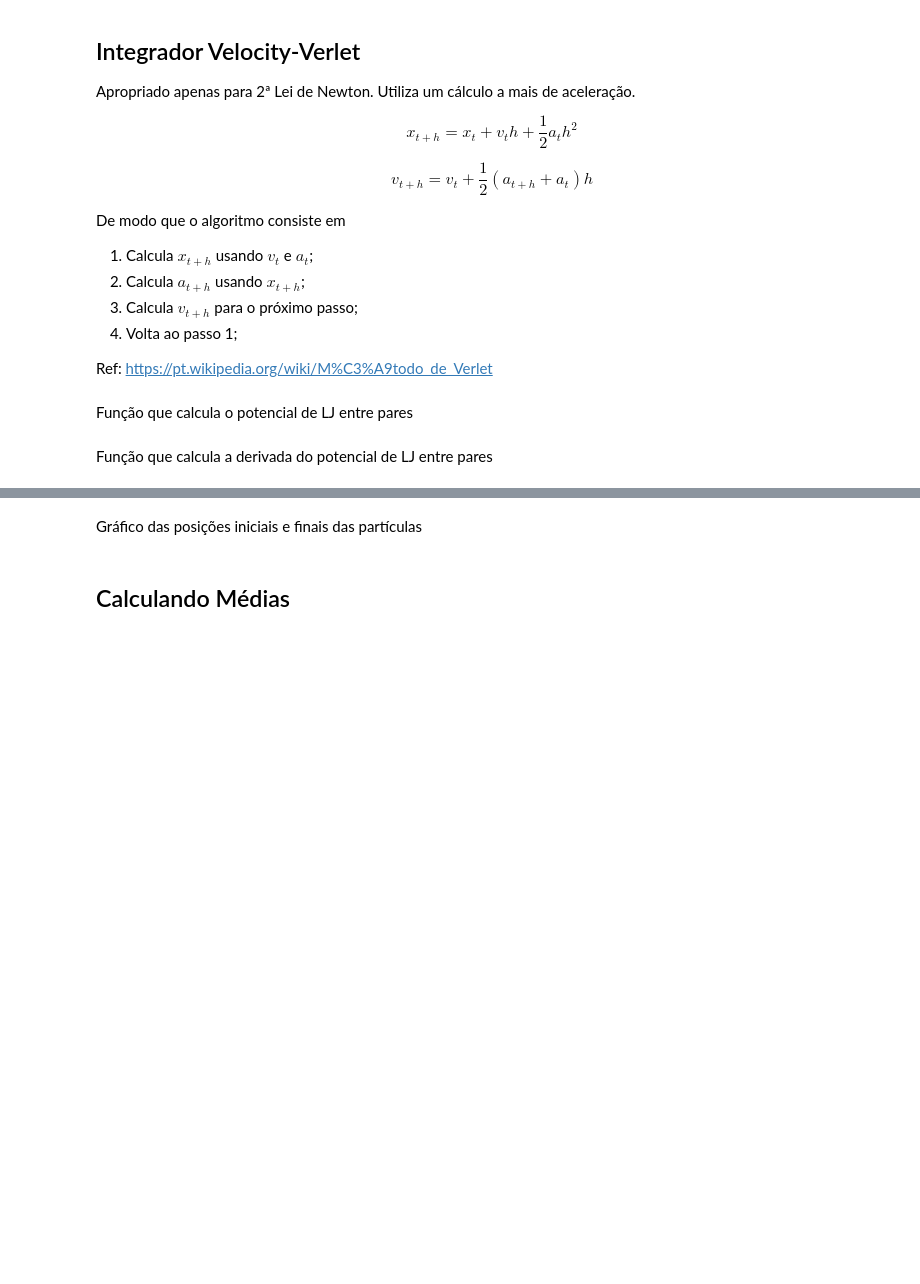
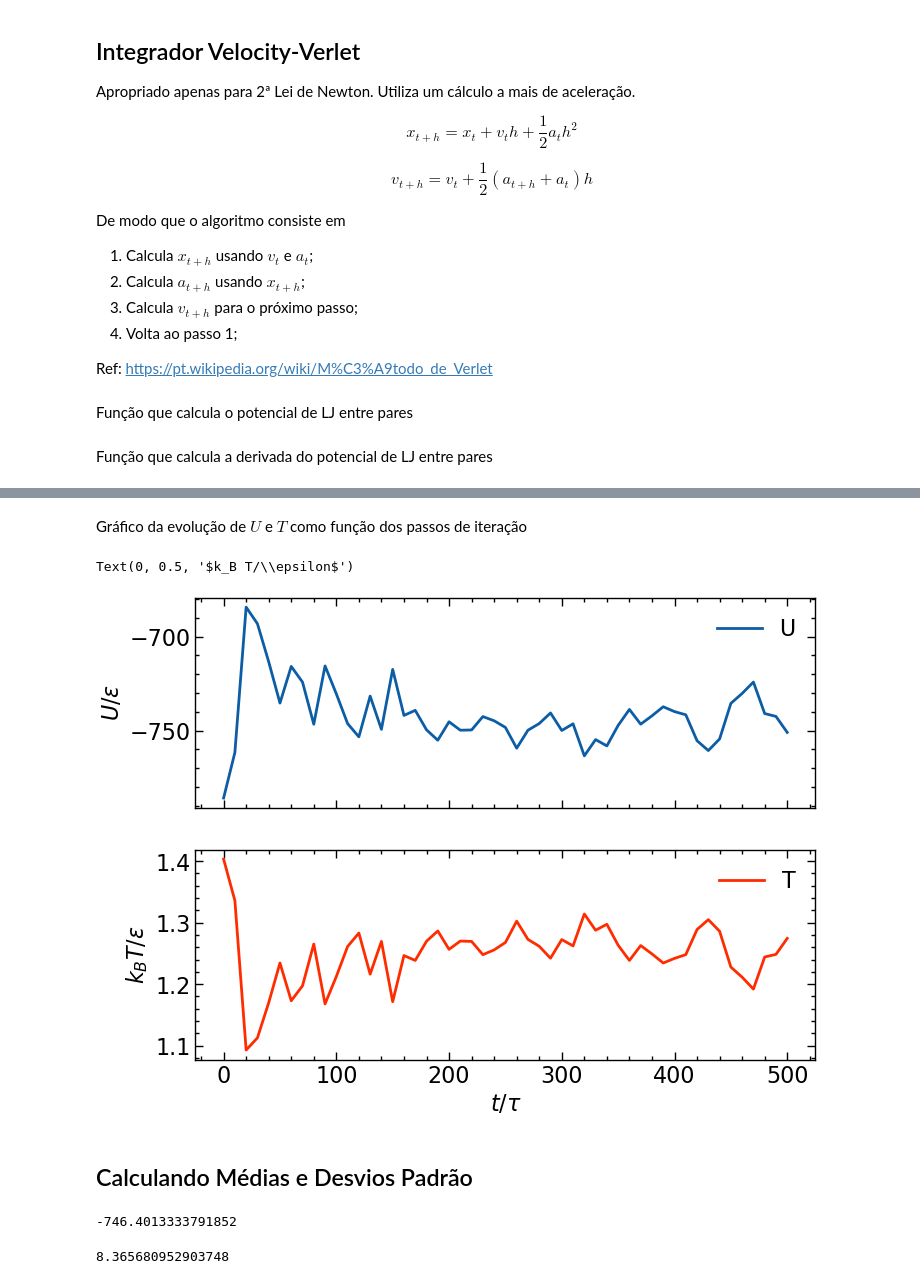
Before and after one commit to elvissoares/EQE595-SimMol, a Jupyter notebook: Aula05-Ensemble-NVE.ipynb, the cells around one changed output, grey strips where cells are left out. Drawn from its saved outputs; the diff is of its cells as text; code cells hidden in the pictures; blank space fills up the shorter version.

```diff
--- a/Aula05-Ensemble-NVE.ipynb
+++ b/Aula05-Ensemble-NVE.ipynb
@@ -222,0 +242,4 @@ lj2d.Initialize_Velocities(kT=1.5) # equivalente a 300 K
+# %%
+lj2d.Set_TimeStep(h=0.005)
+
+t, K, U, E, T = lj2d.RunSimulation(N_steps=500,Step_to_print=10)
@@ -247,6 +278,0 @@ lj2d.Get_Energies()
-# %%
-lj2d.Set_TimeStep(h=0.00003)
-
-t, K, U, E, T = lj2d.RunSimulation(N_steps=5000)
-# %% [markdown]
-Gráfico das posições iniciais e finais das partículas
@@ -279,2 +279,18 @@ plt.ylabel(r'$k_B T/\epsilon$')
+# %% [markdown]
+Gráfico da evolução de $U$ e $T$ como função dos passos de iteração
+# %%
+fig, axs = plt.subplots(2, 1, sharex=True)
+
+axs[0].plot(t,U,label='U')
+axs[0].legend(loc='best')
+axs[0].set_ylabel(r'$U/\epsilon$')
+
+axs[1].plot(t,T,color='C3',label='T')
+axs[1].legend(loc='best')
+axs[1].set_xlabel(r'$t/\tau$')
+axs[1].set_ylabel(r'$k_B T/\epsilon$')
+# %% [output]
+Text(0, 0.5, '$k_B T/\\epsilon$')
+[figure, added]
 # %% [markdown]
-## Calculando Médias
+## Calculando Médias e Desvios Padrão
@@ -280,0 +302,12 @@ plt.ylabel(r'$k_B T/\epsilon$')
+# %%
+Umean = subsetU.mean()
+
+print(Umean)
+# %% [output]
+-746.4013333791852
+# %%
+sigmaU = subsetU.std()
+
+print(sigmaU)
+# %% [output]
+8.365680952903748
```
Also changed, not shown: parts of 23 cells of this notebook.
